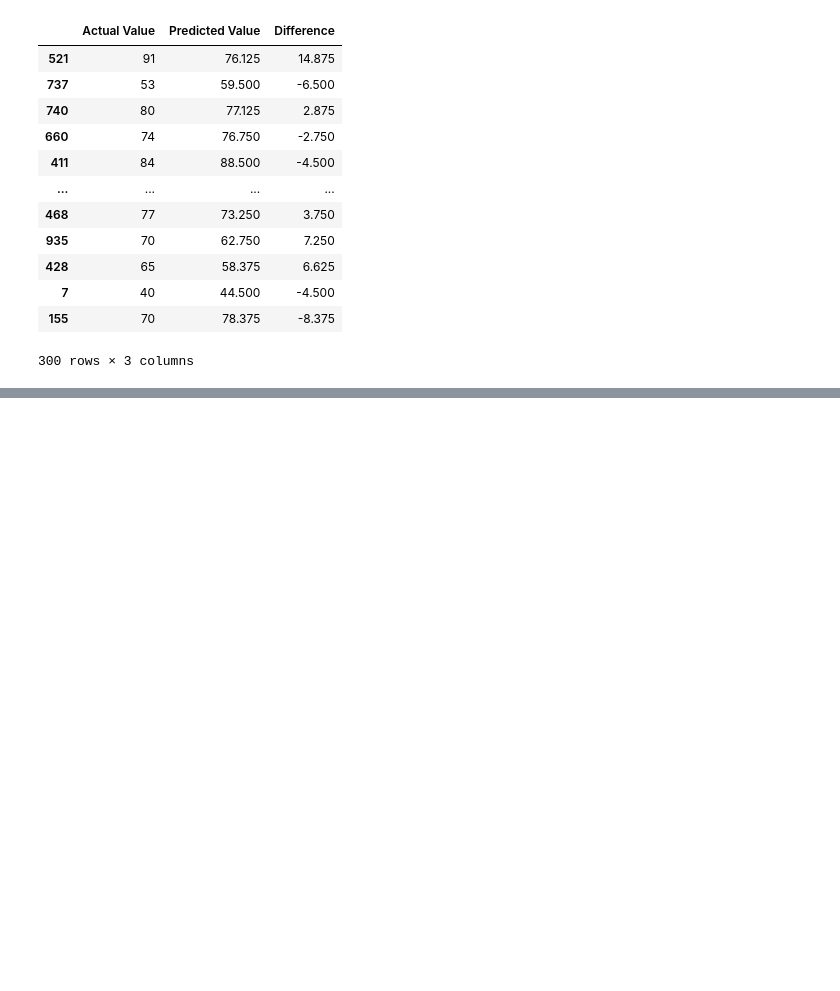
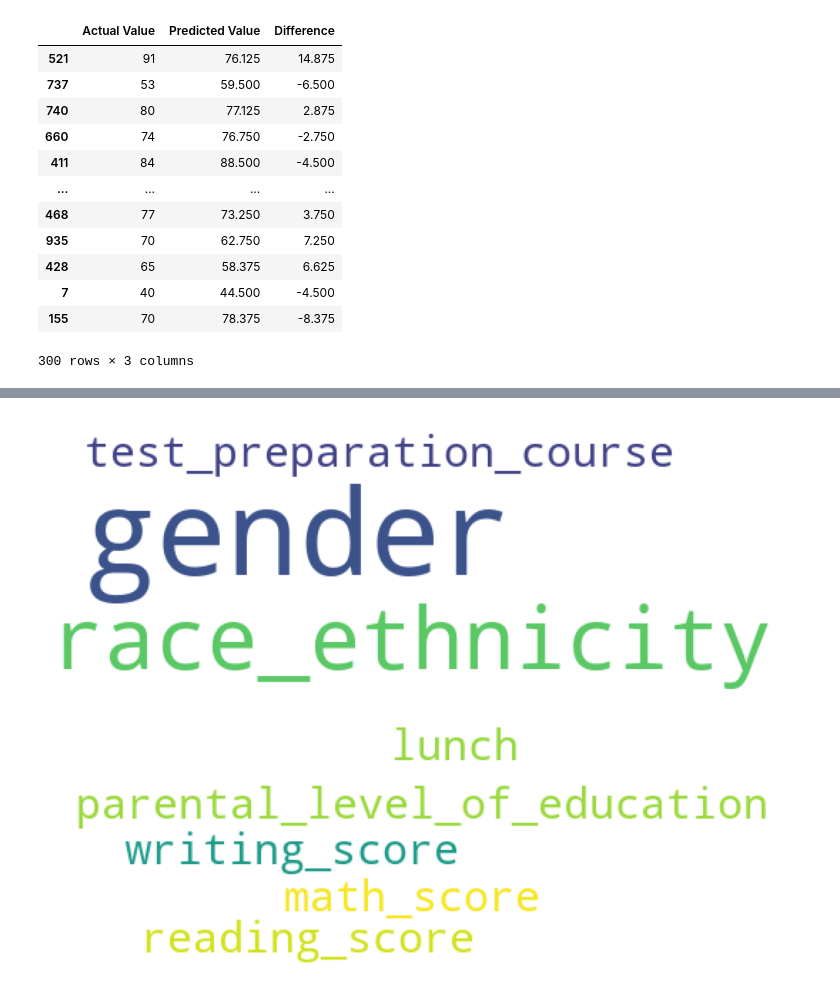
Before and after one commit to prashantgkoti/mlproject, a Jupyter notebook: notebook/MODEL TRAININGY.ipynb, the cells around one changed output, grey strips where cells are left out. Saved outputs shown, nothing was run; the diff lists cells and outputs as text; code cells hidden in the pictures; blank space fills up the shorter version.

```diff
--- a/notebook/MODEL TRAININGY.ipynb
+++ b/notebook/MODEL TRAININGY.ipynb
@@ -319,0 +340,15 @@ pred_df
+# %%
+from wordcloud import WordCloud, STOPWORDS, ImageColorGenerator
+
+plt.subplots(figsize = (15, 15))
+wordcloud=WordCloud(
+    background_color = "white",
+    width = 512,
+    height = 384).generate(" ".join(df))
+
+plt.imshow(wordcloud)
+plt.axis("off")
+plt.savefig("graph.png")
+plt.show()
+# %% [output]
+[figure, added]
```
Also changed, not shown: parts of 1 cell of this notebook.
